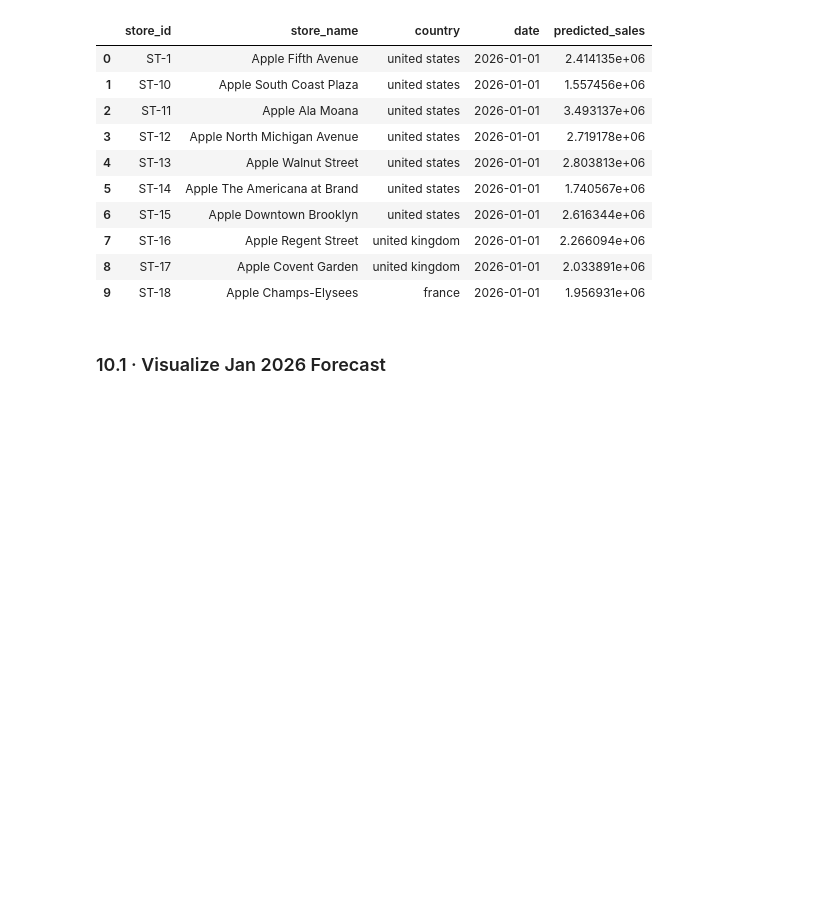
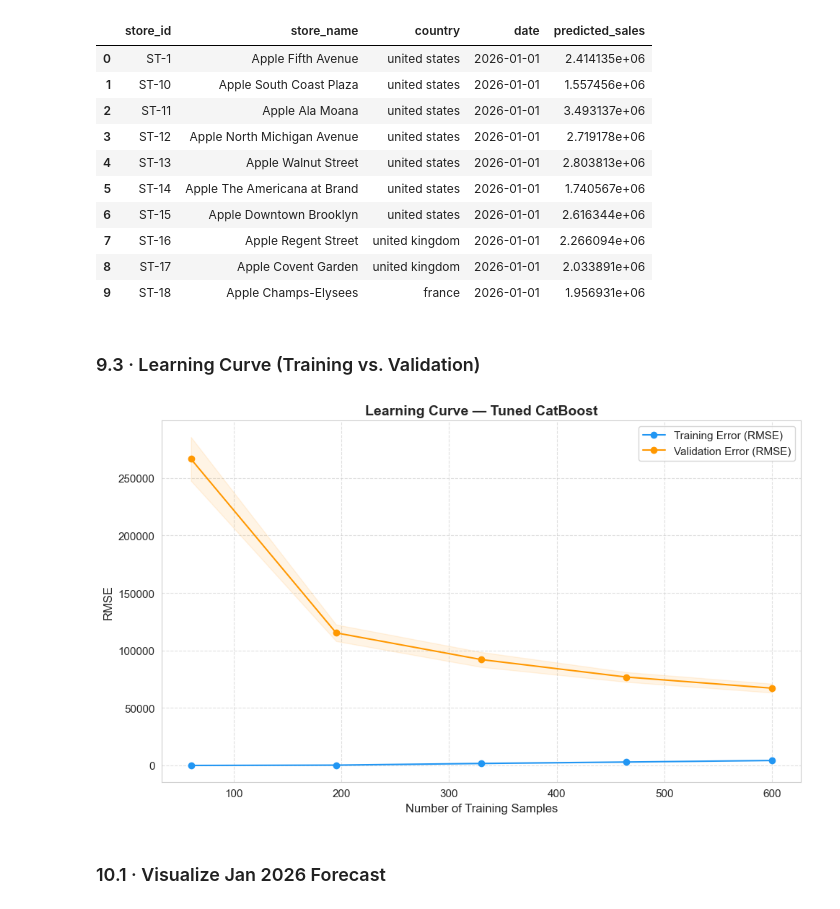
Before and after one commit to AliSherif2303/Apple-Retail-Sales-Forcasting, a Jupyter notebook: notebooks/CATBOOST.ipynb, the cells around one changed output. Drawn from its saved outputs; the diff is of its cells as text; code cells hidden in the pictures; blank space fills up the shorter version.

```diff
--- a/notebooks/CATBOOST_PROPHET.ipynb
+++ b/notebooks/CATBOOST.ipynb
@@ -706,6 +688,40 @@ forecast_df.head(10)
 | 7 | ST-16 | Apple Regent Street | united kingdom | 2026-01-01 | 2.266094e+06 |
 | 8 | ST-17 | Apple Covent Garden | united kingdom | 2026-01-01 | 2.033891e+06 |
 | 9 | ST-18 | Apple Champs-Elysees | france | 2026-01-01 | 1.956931e+06 |
+# %% [markdown]
+### 9.3 · Learning Curve (Training vs. Validation)
+# %%
+import matplotlib.pyplot as plt
+from sklearn.model_selection import learning_curve
+import numpy as np
+
+# Plot Learning Curve for CatBoost
+train_sizes, train_scores, test_scores = learning_curve(
+    cat_best, X_train, y_train, cv=tscv,
+    scoring='neg_root_mean_squared_error',
+    n_jobs=-1, train_sizes=np.linspace(0.1, 1.0, 5)
+)
+
+train_mean = -np.mean(train_scores, axis=1)
+train_std = np.std(train_scores, axis=1)
+test_mean = -np.mean(test_scores, axis=1)
+test_std = np.std(test_scores, axis=1)
+
+fig, ax = plt.subplots(figsize=(10, 6))
+ax.plot(train_sizes, train_mean, 'o-', color='#2196F3', label='Training Error (RMSE)')
+ax.fill_between(train_sizes, train_mean - train_std, train_mean + train_std, alpha=0.1, color='#2196F3')
+ax.plot(train_sizes, test_mean, 'o-', color='#FF9800', label='Validation Error (RMSE)')
+ax.fill_between(train_sizes, test_mean - test_std, test_mean + test_std, alpha=0.1, color='#FF9800')
+
+ax.set_title('Learning Curve — Tuned CatBoost', fontsize=14, fontweight='bold')
+ax.set_xlabel('Number of Training Samples')
+ax.set_ylabel('RMSE')
+ax.legend(loc='best')
+ax.grid(True, linestyle='--', alpha=0.6)
+plt.tight_layout()
+plt.show()
+# %% [output]
+[figure, added]
 # %% [markdown]
 ### 10.1 · Visualize Jan 2026 Forecast
 # %%
```
Also changed, not shown: parts of 5 cells of this notebook, 15 other files.
